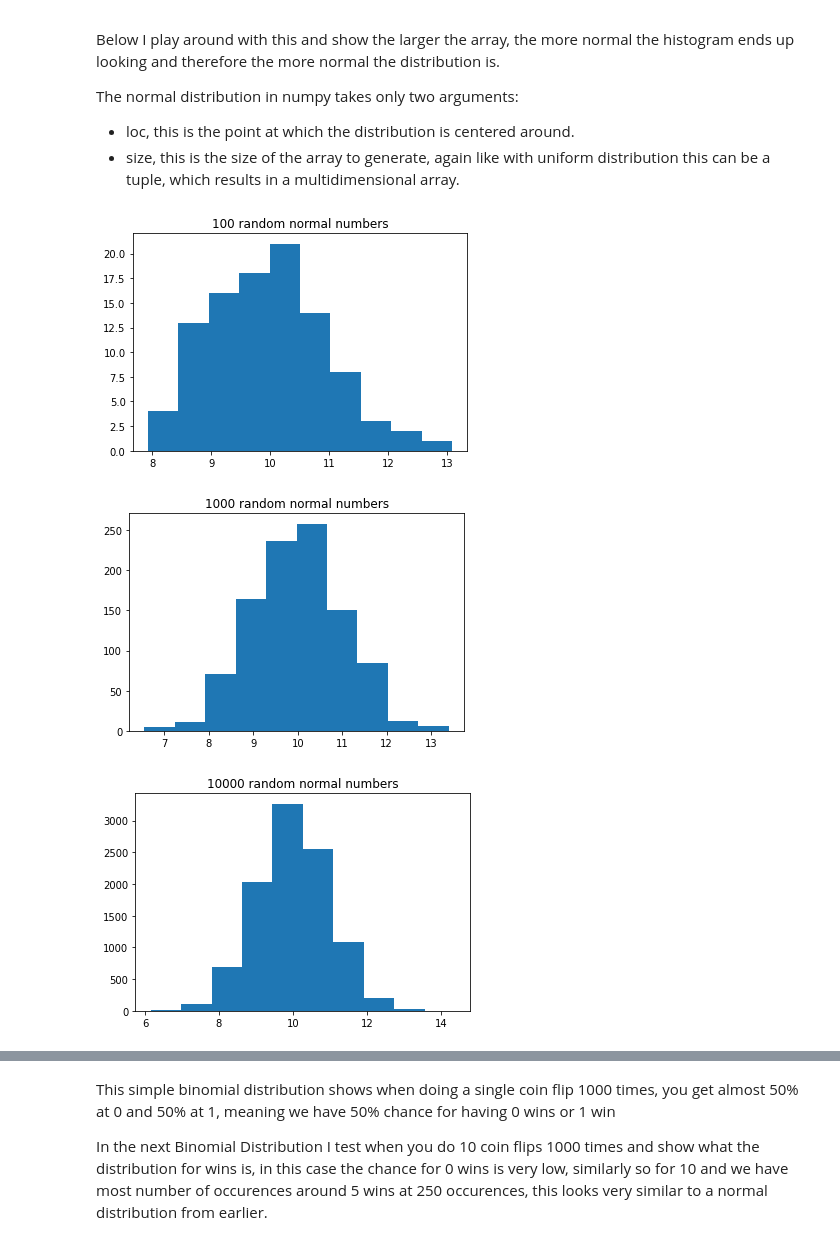
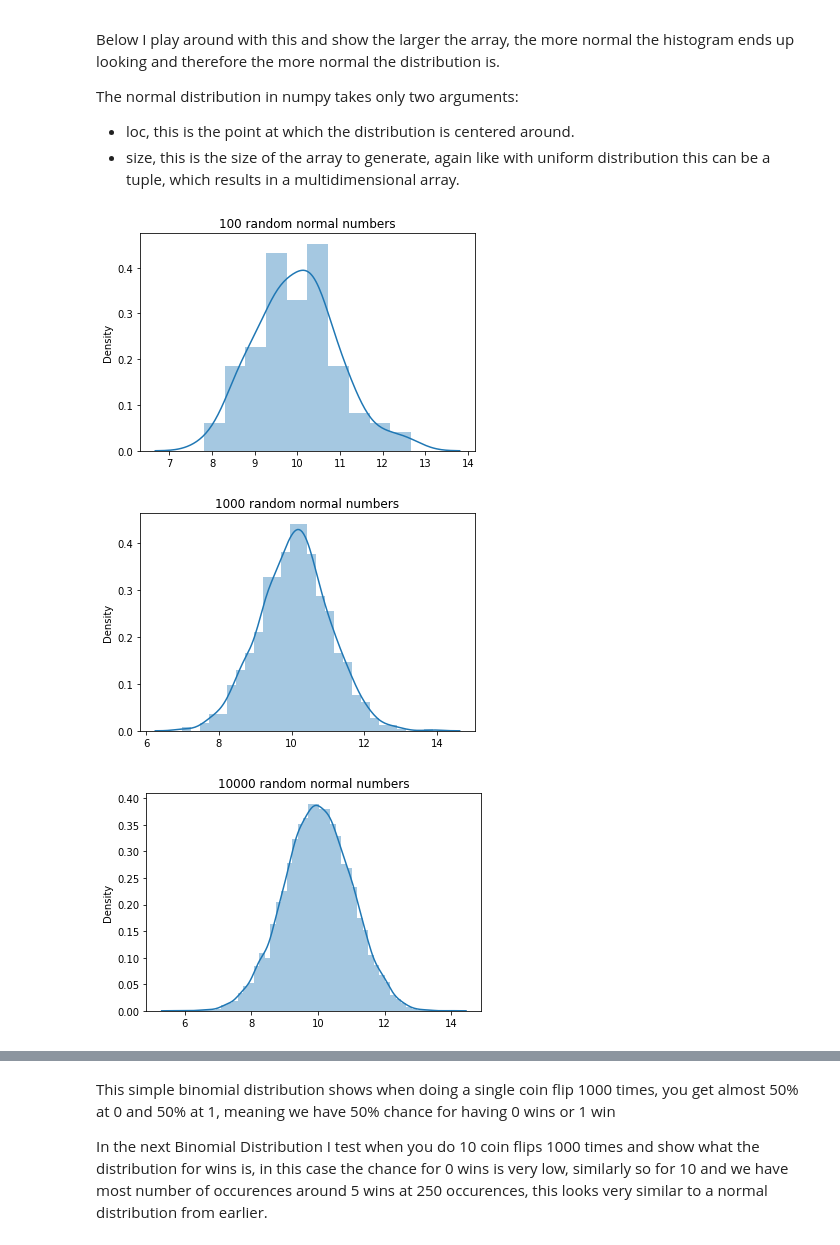
Before and after one commit to itskeithstudent/Programming-for-Data-Analysis-52465-Assignment, a Jupyter notebook: numpy_random.ipynb, the cells around one changed output, grey strips where cells are left out. Drawn from its saved outputs; the diff is of its cells as text; code cells hidden in the pictures.

Commit message:
Replace some matplotlib hist plots with seaborn distplot

```diff
--- a/numpy_random.ipynb
+++ b/numpy_random.ipynb
@@ -335,20 +340,20 @@ The normal distribution in numpy takes only two arguments:
 # %%
 # Using matplotlib.pyplot to show histograms showing output from random.uniform with varying size of array
 #rand_normal = np.random.normal(loc=10,size=100)
 rand_normal = rng.normal(loc=10,size=100)
-plt.hist(rand_normal)
+sns.distplot(rand_normal)
 plt.title("100 random normal numbers")
 plt.show()
 rand_normal = rng.normal(loc=10,size=1000)
-plt.hist(rand_normal)
+sns.distplot(rand_normal)
 plt.title("1000 random normal numbers")
 plt.show()
 rand_normal = rng.normal(loc=10,size=10000)
-plt.hist(rand_normal)
+sns.distplot(rand_normal)
 plt.title("10000 random normal numbers")
 plt.show()
 # %% [output]
-[figure, old version]
+[figure, new version]
-[figure, old version]
+[figure, new version]
-[figure, old version]
+[figure, new version]
 # %% [markdown]
```
Also changed, not shown: parts of 17 cells of this notebook.
